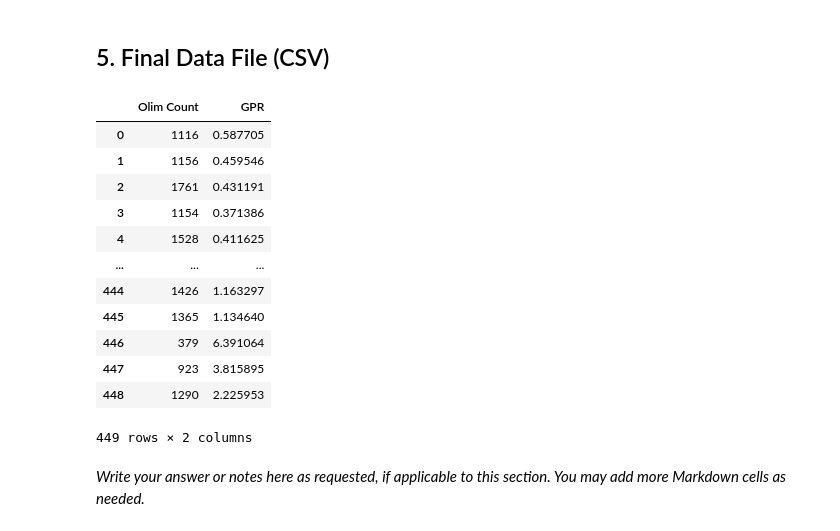
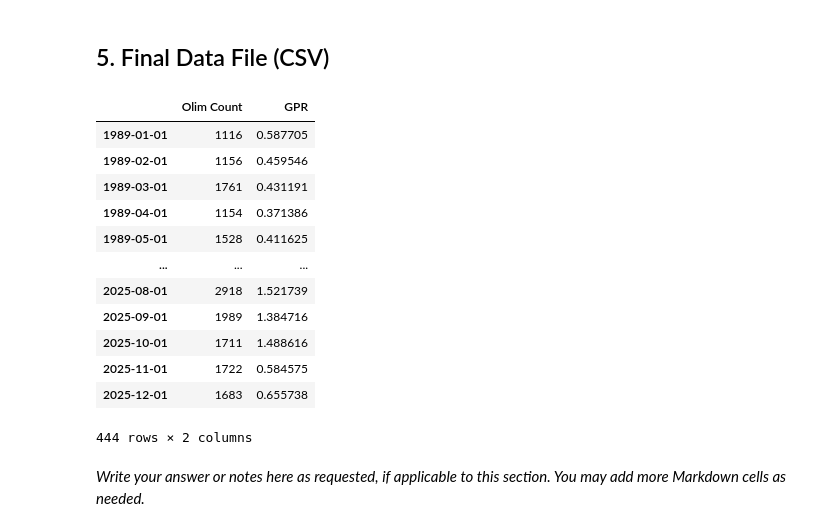
Before and after one commit to davidlvt6992/Time-Series-Analysis, a Jupyter notebook: notebooks/eng_template_project1_id1_id2.ipynb, the cells around one changed output. Saved outputs shown, nothing was run; the diff lists cells and outputs as text; code cells hidden in the pictures.

```diff
--- a/notebooks/eng_template_project1_id1_id2.ipynb
+++ b/notebooks/eng_template_project1_id1_id2.ipynb
@@ -134,9 +129,7 @@ olim_2024_df = olim_2024_raw.iloc[3, 4:].reset_index(drop=True)
 
 olim_2025_df = olim_2025_raw.iloc[3, 4:].reset_index(drop=True)
 
-olim_2026_df = olim_2026_raw.iloc[3, 4:].reset_index(drop=True)
-
-df_lst = [olim_until_2023_df, olim_2024_df, olim_2025_df, olim_2026_df]
+df_lst = [olim_until_2023_df, olim_2024_df, olim_2025_df]
 
 for df in df_lst :
     assert df.isna().any(axis=0) == False, f"NaN values in dataframe {df}" # nan values check
@@ -206,25 +199,27 @@ gpr_ISR
 # %%
 assert len(gpr_ISR) == len(olim), "olim and gpr_ISR are not at the same length"
 
 final_df = pd.concat([olim, gpr_ISR], axis=1)
 
 final_df.columns = ["Olim Count", "GPR"]
 
+final_df.index = pd.date_range(start=f'{start_year}-01-01', periods=len(final_df), freq='MS')
+
 final_df
 # %% [output]
 |  | Olim Count | GPR |
-| 0 | 1116 | 0.587705 |
-| 1 | 1156 | 0.459546 |
-| 2 | 1761 | 0.431191 |
-| 3 | 1154 | 0.371386 |
-| 4 | 1528 | 0.411625 |
+| 1989-01-01 | 1116 | 0.587705 |
+| 1989-02-01 | 1156 | 0.459546 |
+| 1989-03-01 | 1761 | 0.431191 |
+| 1989-04-01 | 1154 | 0.371386 |
+| 1989-05-01 | 1528 | 0.411625 |
 | ... | ... | ... |
-| 444 | 1426 | 1.163297 |
-| 445 | 1365 | 1.134640 |
-| 446 | 379 | 6.391064 |
-| 447 | 923 | 3.815895 |
-| 448 | 1290 | 2.225953 |
+| 2025-08-01 | 2918 | 1.521739 |
+| 2025-09-01 | 1989 | 1.384716 |
+| 2025-10-01 | 1711 | 1.488616 |
+| 2025-11-01 | 1722 | 0.584575 |
+| 2025-12-01 | 1683 | 0.655738 |
-449 rows × 2 columns
+444 rows × 2 columns
 # %% [markdown]
 *Write your answer or notes here as requested, if applicable to this section. You may add more Markdown cells as needed.*
 # %% [markdown]
```
Also changed, not shown: parts of 6 cells of this notebook.
